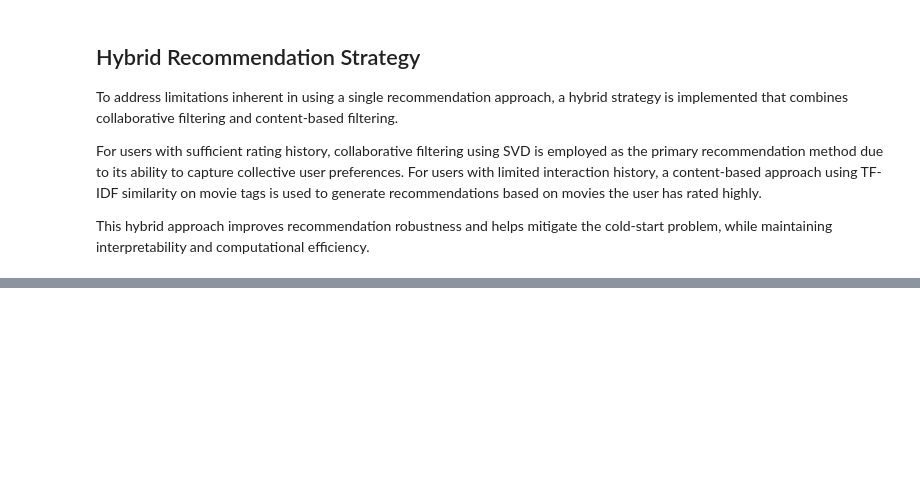
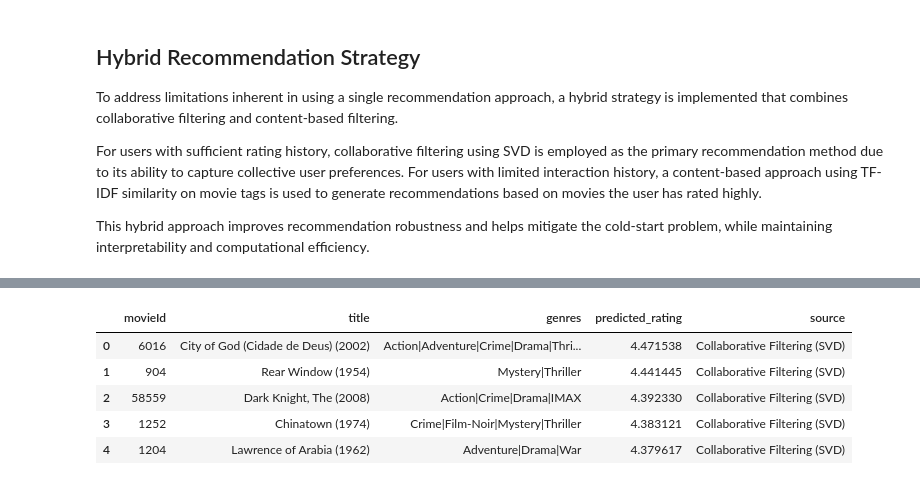
Before and after one commit to Vincent-Muteti/A-Hybrid-Movie-Recommendation-System-using-Machine-Learning, a Jupyter notebook: index.ipynb, the cells around one changed output, grey strips where cells are left out. Drawn from its saved outputs; the diff is of its cells as text; code cells hidden in the pictures; blank space fills up the shorter version.

Commit message:
Completed Hybrid System

```diff
--- a/index.ipynb
+++ b/index.ipynb
@@ -493,0 +550,21 @@ def hybrid_recommendations(
+# %%
+# hybrid system for the cold-start user
+hybrid_recs = hybrid_recommendations(
+    user_id=cold_user_id,
+    ratings_df=ratings,
+    movies_df=movies_with_tags,   # IMPORTANT: use the dataframe that includes tags
+    svd_model=svd_model,
+    cosine_sim_matrix=cosine_sim,
+    movieid_to_idx=movieid_to_index,
+    n=5,
+    min_ratings=5
+)
+
+hybrid_recs
+# %% [output]
+|  | movieId | title | genres | predicted_rating | source |
+| 0 | 6016 | City of God (Cidade de Deus) (2002) | Action|Adventure|Crime|Drama|Thri... | 4.471538 | Collaborative Filtering (SVD) |
+| 1 | 904 | Rear Window (1954) | Mystery|Thriller | 4.441445 | Collaborative Filtering (SVD) |
+| 2 | 58559 | Dark Knight, The (2008) | Action|Crime|Drama|IMAX | 4.392330 | Collaborative Filtering (SVD) |
+| 3 | 1252 | Chinatown (1974) | Crime|Film-Noir|Mystery|Thriller | 4.383121 | Collaborative Filtering (SVD) |
+| 4 | 1204 | Lawrence of Arabia (1962) | Adventure|Drama|War | 4.379617 | Collaborative Filtering (SVD) |
```
Also changed, not shown: parts of 3 cells of this notebook.
